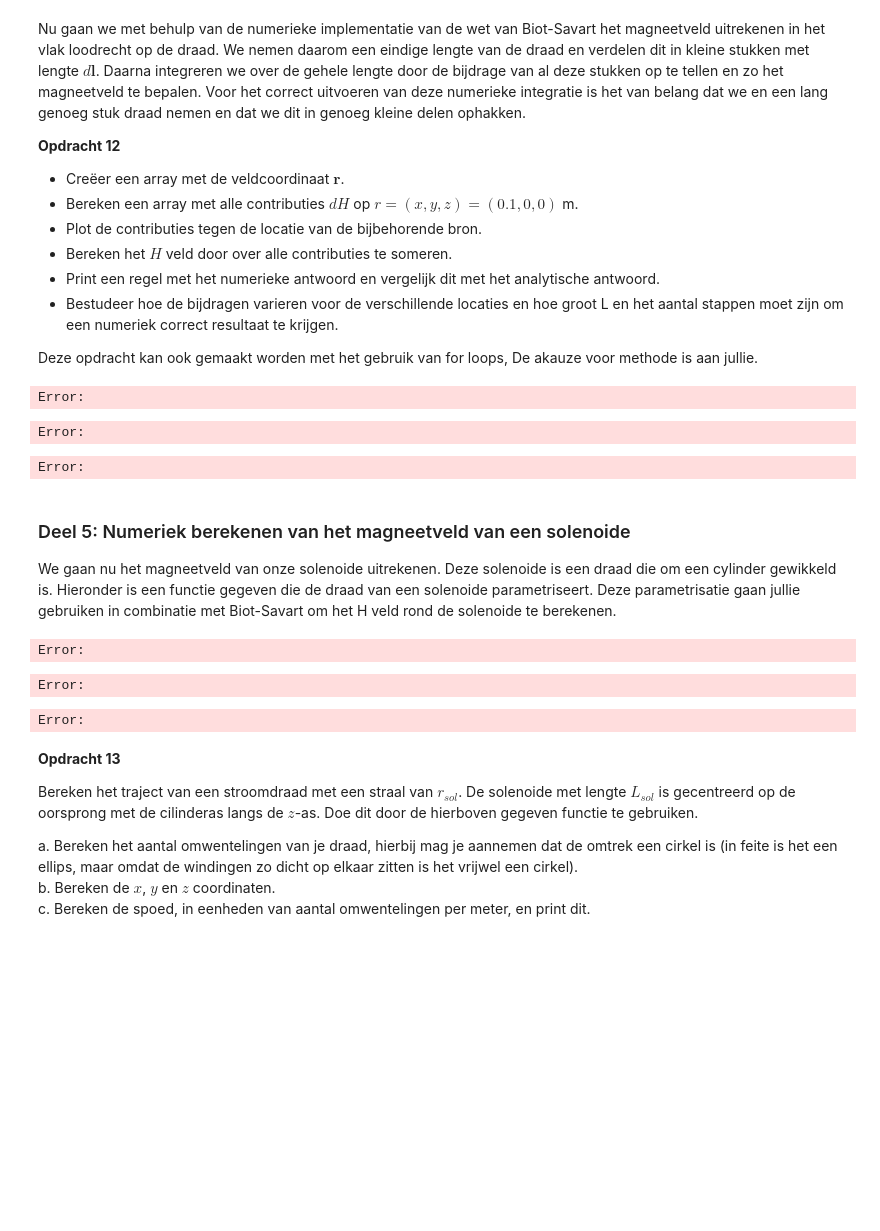
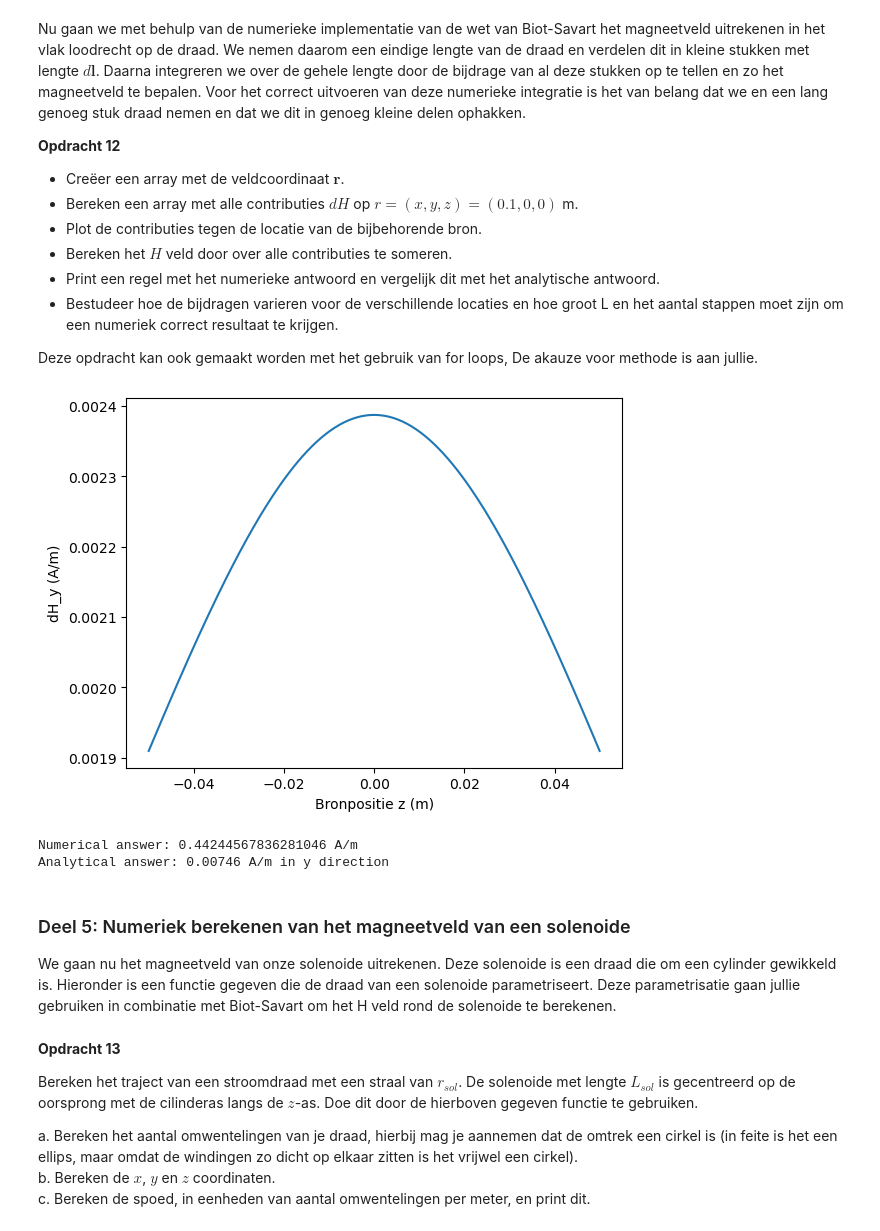
Before and after one commit to Tetras49/opdrachten-DEF-D, a Jupyter notebook: 2KrachtactuatorOpdracht/2KrachtactuatorOpdracht/KrachtactuatorOpdracht.ipynb, the cells around one changed output. Cells and saved outputs as stored; diff of their text form; code cells hidden in the pictures; blank space fills up the shorter version.

```diff
--- a/2KrachtactuatorOpdracht/2KrachtactuatorOpdracht/KrachtactuatorOpdracht.ipynb
+++ b/2KrachtactuatorOpdracht/2KrachtactuatorOpdracht/KrachtactuatorOpdracht.ipynb
@@ -328,7 +350,11 @@ def field_current_element(r_field, r_source, dl):
     # r_source are coordinates of the current source
     # dl is the vector of the length of the current element
     # Gebruik np.cross om het uitproduct te berekenen
+    r = r_field - r_source
+    r_norm = np.linalg.norm(r)
+    dH = (I/(4*np.pi)) * np.cross(dl, r) / r_norm**2
     return dH
+
 analytical_answer=(I/4/np.pi)*(L_draad/64)/np.sum((r_field-r_source)**2) # een veld elementje.
 print('The analytical answer is ' + str(analytical_answer) + ' A/m in the y-direction')
 
@@ -351,28 +375,51 @@ Nu gaan we met behulp van de numerieke implementatie van de wet van Biot-Savart
 
 Deze opdracht kan ook gemaakt worden met het gebruik van for loops, De akauze voor methode is aan jullie.
 # %%
-###
-###Jullie code hier###
-###
+I = 6
+L = 0.1
+N = 200   # aantal stappen
+
+r_field = np.array([0.1, 0, 0]) # veldcoordinaat r
+z = np.linspace(-L/2, L/2, N) # array van -0.05 to 0.05 met 200 stap
+r_source = np.zeros((N,3)) # matrix 3X200
+r_source[:,2] = z # -> de draad
+dz = L/N
+dl = np.array([0,0,dz])
+dH = np.zeros((N,3))
+
+for i in range(N):
+    dH[i] = field_current_element(r_field, r_source[i], dl) # return dH = dlxr/4\pir
+
+plt.plot(z, dH[:,1]) # in direction of y
+plt.xlabel("Bronpositie z (m)")
+plt.ylabel("dH_y (A/m)")
+plt.show()
+
+H_total = np.sum(dH)
+
+print("Numerical answer:", H_total, "A/m")
+
+analytical = 0.00746
+
+print("Analytical answer:", analytical, "A/m in y direction")
 # %% [output]
+[figure, added]
-Error:
+Numerical answer: 0.44244567836281046 A/m
+Analytical answer: 0.00746 A/m in y direction
-Error:
-Error:
 # %% [markdown]
 ### Deel 5: Numeriek berekenen van het magneetveld van een solenoide
 
 We gaan nu het magneetveld van onze solenoide uitrekenen. Deze solenoide is een draad die om een cylinder gewikkeld is. Hieronder is een functie gegeven die de draad van een solenoide parametriseert. Deze parametrisatie gaan jullie gebruiken in combinatie met Biot-Savart om het H veld rond de solenoide te berekenen.
 # %%
 def parametrisatie(N,r_sol,aantal_omwentelingen,L_sol):
+    # r_sol = radius of solenoid
+    # L_sol = lengte van solenoid
+    # N -> number van stap
     t=np.linspace(0, 1, N)
     x = r_sol * np.cos(2 * np.pi * aantal_omwentelingen*t) # x coordinaten
     y = r_sol * np.sin(2 * np.pi * aantal_omwentelingen*t) # y coordinaten
     z = L_sol* t - L_sol/2  # z componenten
     return x,y,z
-# %% [output]
-Error:
-Error:
-Error:
 # %% [markdown]
 **Opdracht 13**
 
```
Also changed, not shown: parts of 10 cells of this notebook.
